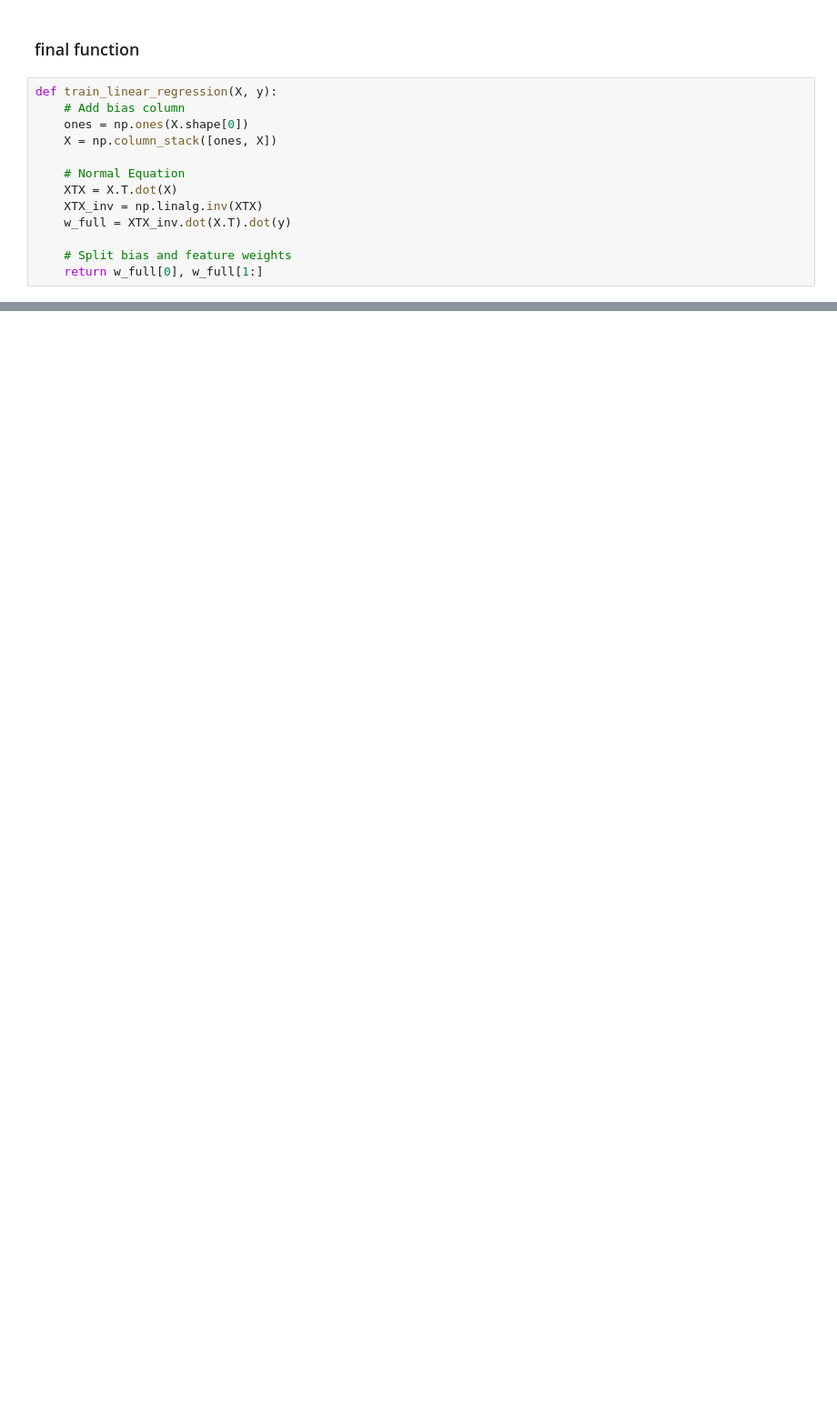
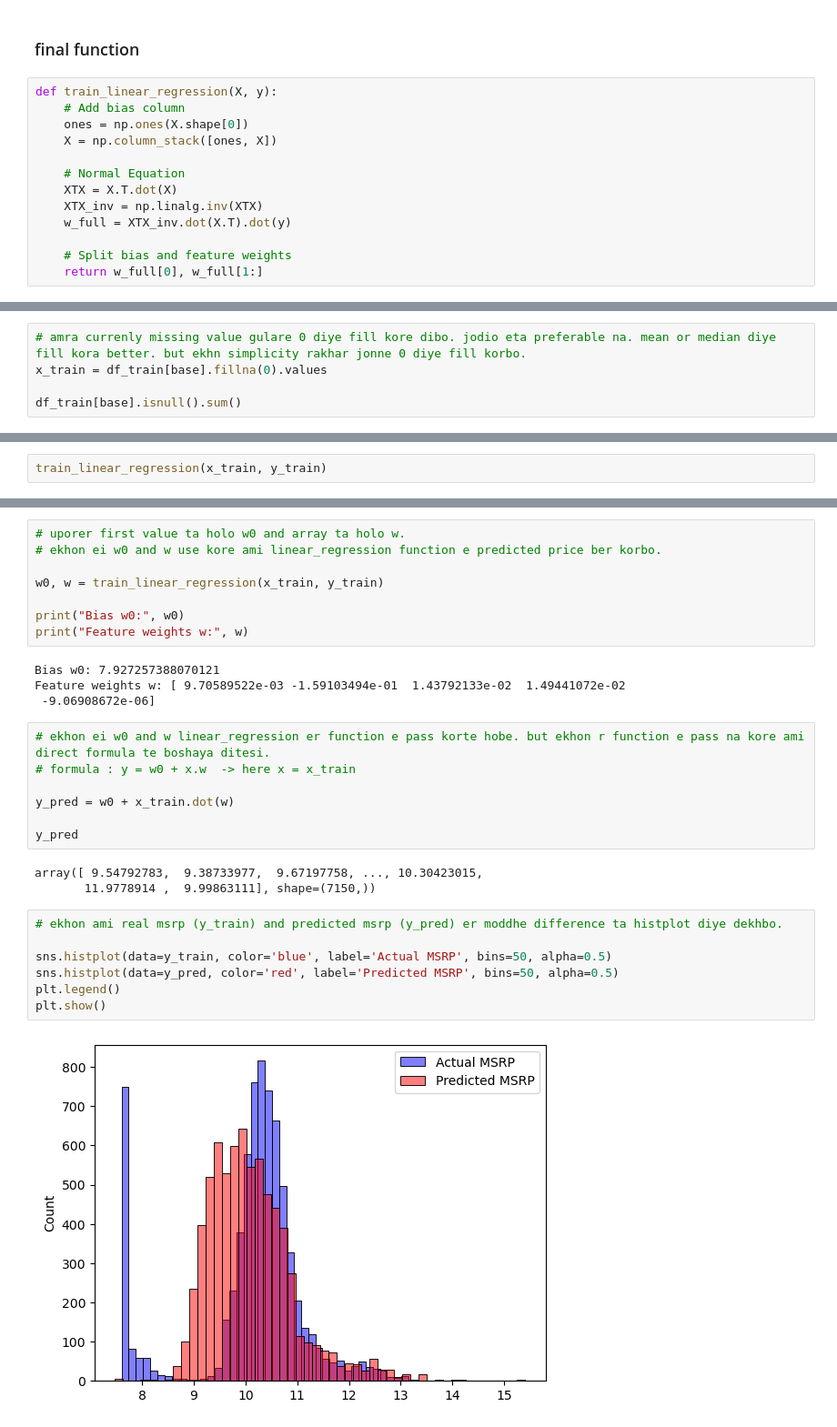
Before and after one commit to jihad-islam/Learning-ML, a Jupyter notebook: ML_ZoomCamp/Module 2 (Linear Regression)/1. carproject_explained.ipynb, the cells around one changed output, grey strips where cells are left out. Shown at 91% size. Cells and saved outputs as stored; diff of their text form; blank space fills up the shorter version.

```diff
--- a/ML_ZoomCamp/Module 2 (Linear Regression)/1. carproject_explained.ipynb
+++ b/ML_ZoomCamp/Module 2 (Linear Regression)/1. carproject_explained.ipynb
@@ -595,0 +666,5 @@ Feature weights w: [-0.22774253 -2.5769413  -0.02301206]
+# %%
+# amra currenly missing value gulare 0 diye fill kore dibo. jodio eta preferable na. mean or median diye fill kora better. but ekhn simplicity rakhar jonne 0 diye fill korbo.
+x_train = df_train[base].fillna(0).values
+
+df_train[base].isnull().sum()
@@ -595,0 +678,2 @@ Feature weights w: [-0.22774253 -2.5769413  -0.02301206]
+# %%
+train_linear_regression(x_train, y_train)
@@ -595,0 +684,31 @@ Feature weights w: [-0.22774253 -2.5769413  -0.02301206]
+# %%
+# uporer first value ta holo w0 and array ta holo w.
+# ekhon ei w0 and w use kore ami linear_regression function e predicted price ber korbo.
+
+w0, w = train_linear_regression(x_train, y_train)
+
+print("Bias w0:", w0)
+print("Feature weights w:", w)
+# %% [output]
+Bias w0: 7.927257388070121
+Feature weights w: [ 9.70589522e-03 -1.59103494e-01  1.43792133e-02  1.49441072e-02
+ -9.06908672e-06]
+# %%
+# ekhon ei w0 and w linear_regression er function e pass korte hobe. but ekhon r function e pass na kore ami direct formula te boshaya ditesi.
+# formula : y = w0 + x.w  -> here x = x_train
+
+y_pred = w0 + x_train.dot(w)
+
+y_pred
+# %% [output]
+array([ 9.54792783,  9.38733977,  9.67197758, ..., 10.30423015,
+       11.9778914 ,  9.99863111], shape=(7150,))
+# %%
+# ekhon ami real msrp (y_train) and predicted msrp (y_pred) er moddhe difference ta histplot diye dekhbo.
+
+sns.histplot(data=y_train, color='blue', label='Actual MSRP', bins=50, alpha=0.5)
+sns.histplot(data=y_pred, color='red', label='Predicted MSRP', bins=50, alpha=0.5)
+plt.legend()
+plt.show()
+# %% [output]
+[figure, added]
```
Also changed, not shown: parts of 25 cells of this notebook, 2 other files.
